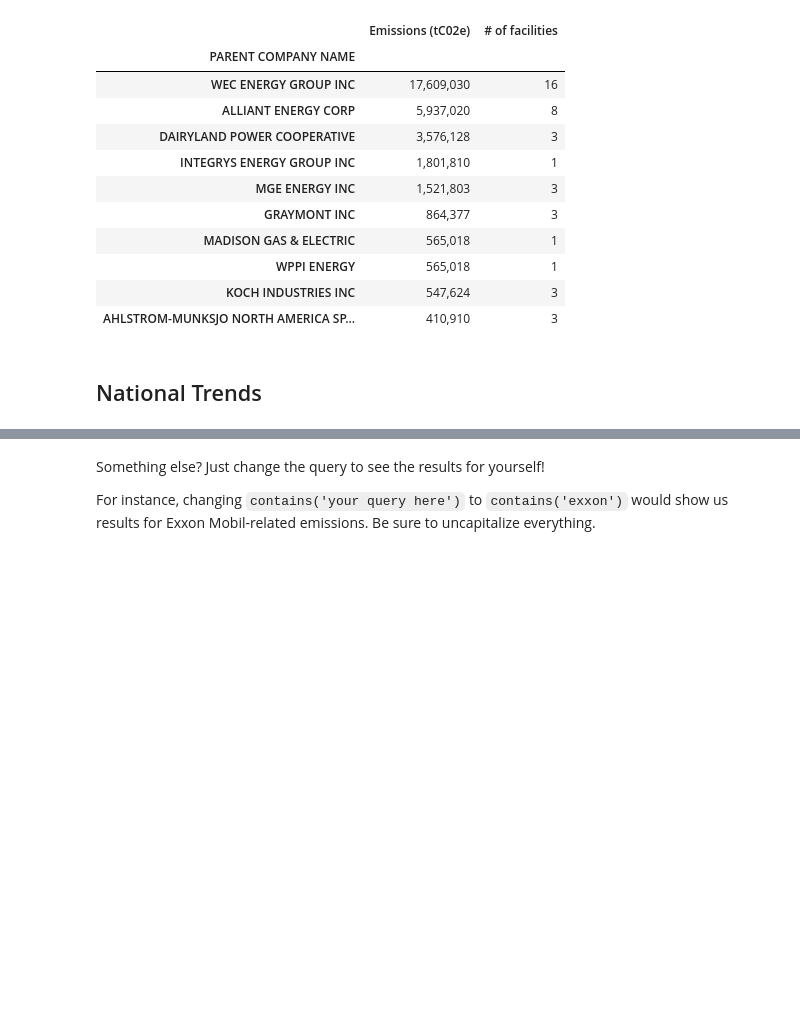
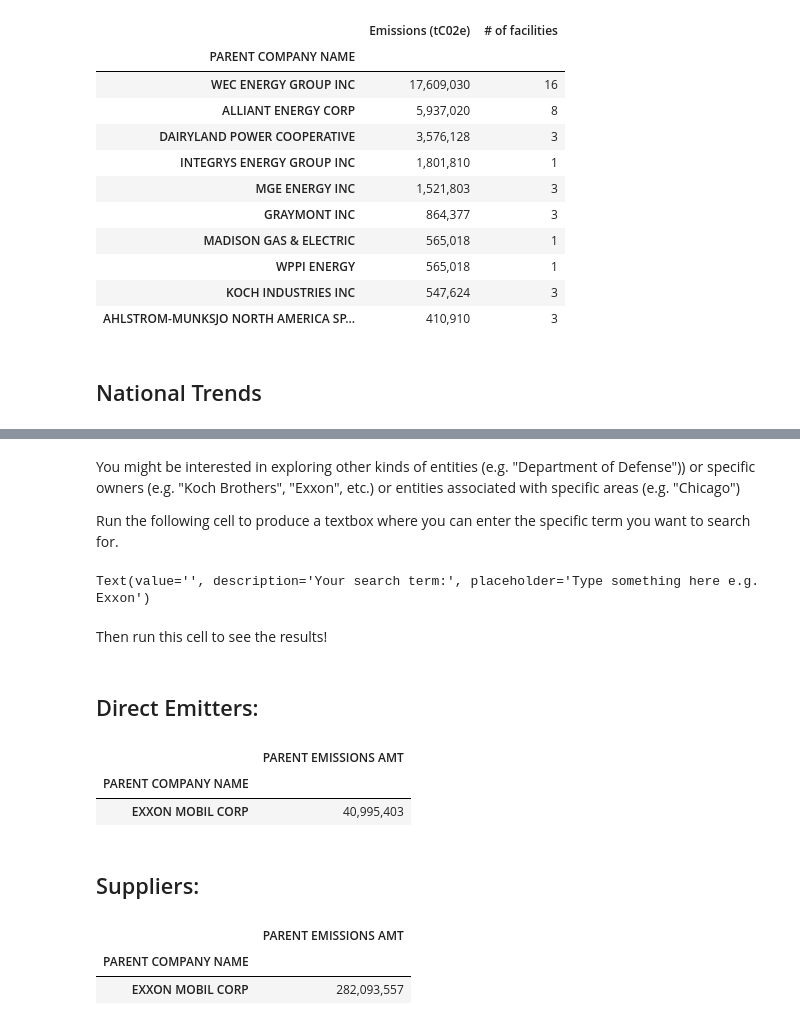
Before and after one commit to edgi-govdata-archiving/ECHO-GHG, a Jupyter notebook: ECHO_GHG.ipynb, the cells around one changed output, grey strips where cells are left out. Saved outputs shown, nothing was run; the diff lists cells and outputs as text; code cells hidden in the pictures; blank space fills up the shorter version.

```diff
--- a/ECHO_GHG.ipynb
+++ b/ECHO_GHG.ipynb
@@ -582,17 +578,35 @@ plt.show()
-# %% [markdown]
-Something else?
-Just change the query to see the results for yourself!
-
-For instance, changing `contains('your query here')` to `contains('exxon')` would show us results for Exxon Mobil-related emissions. Be sure to uncapitalize everything.
+# %% [markdown]
+You might be interested in exploring other kinds of entities (e.g. "Department of Defense")) or specific owners (e.g. "Koch Brothers", "Exxon", etc.) or entities associated with specific areas (e.g. "Chicago")
+
+Run the following cell to produce a textbox where you can enter the specific term you want to search for.
+# %%
+import ipywidgets
+search = widgets.Text(
+    value='',
+    placeholder='Type something here e.g. Exxon',
+    description='Your search term:',
+    disabled=False
+)
+display(search)
+# %% [output]
+Text(value='', description='Your search term:', placeholder='Type something here e.g. Exxon')
+# %% [markdown]
+Then run this cell to see the results!
 # %%
-e = summary_e.query("index.str.lower().str.contains('your query here')",engine='python').nlargest(10, 'PARENT EMISSIONS AMT')
-e.style.format({"PARENT EMISSIONS AMT": '{:,.0f}'})
+e = summary_e.query("index.str.lower().str.contains('"+search.value.lower()+"')",engine='python').nlargest(10, 'PARENT EMISSIONS AMT')
 
-s = summary_s.query("index.str.lower().str.contains('your query here')",engine='python').nlargest(10, 'PARENT EMISSIONS AMT')
-s.style.format({"PARENT EMISSIONS AMT": '{:,.0f}'})
-
+s = summary_s.query("index.str.lower().str.contains('"+search.value.lower()+"')",engine='python').nlargest(10, 'PARENT EMISSIONS AMT')
 
 display(HTML("<h2>Direct Emitters:</h2>"))
-display(e)
+display(e.style.format({"PARENT EMISSIONS AMT": '{:,.0f}'}))
 display(HTML("<h2>Suppliers:</h2>"))
-display(s)
+display(s.style.format({"PARENT EMISSIONS AMT": '{:,.0f}'}))
+# %% [output]
+Direct Emitters:
+|  | PARENT EMISSIONS AMT |
+| PARENT COMPANY NAME |  |
+| EXXON MOBIL CORP | 40,995,403 |
+Suppliers:
+|  | PARENT EMISSIONS AMT |
+| PARENT COMPANY NAME |  |
+| EXXON MOBIL CORP | 282,093,557 |
```
Also changed, not shown: parts of 23 cells of this notebook.
